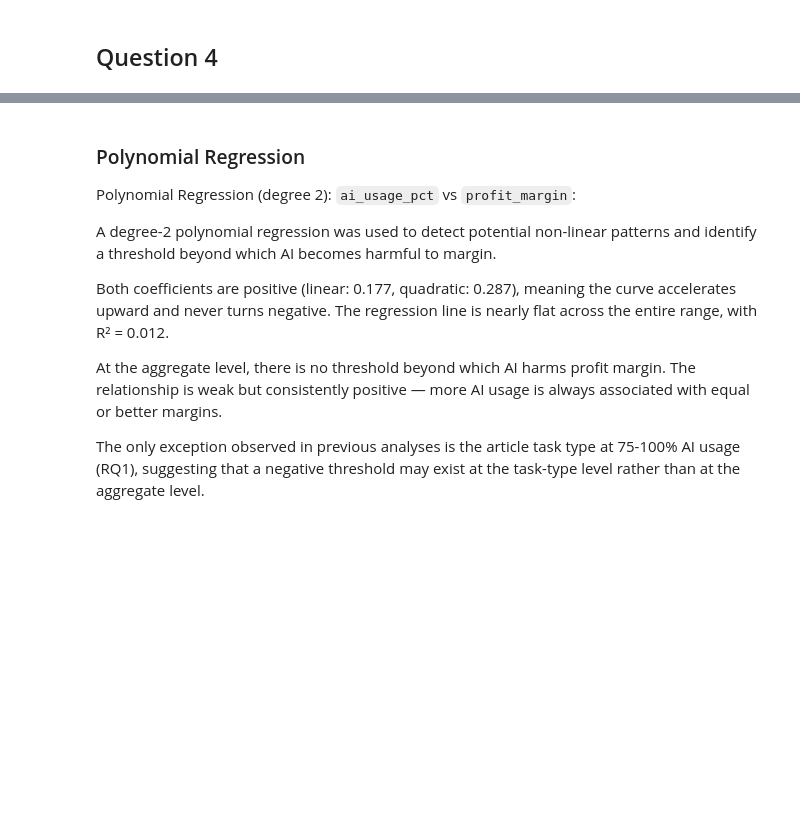
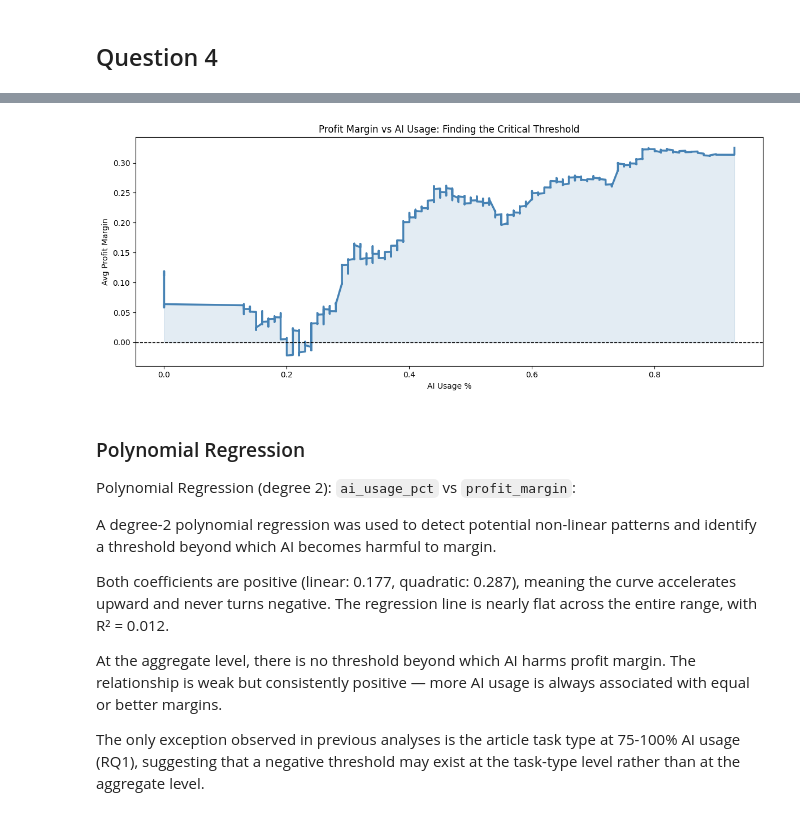
Before and after one commit to Cam-crt/FCM-Data-Alchemist, a Jupyter notebook: src/main_final.ipynb, the cells around one changed output, grey strips where cells are left out. Saved outputs shown, nothing was run; the diff lists cells and outputs as text; code cells hidden in the pictures; blank space fills up the shorter version.

```diff
--- a/src/main_final.ipynb
+++ b/src/main_final.ipynb
@@ -1594,3 +1785,20 @@ quality or speed improvements.
+# %%
+df_thresh = final_df[['ai_usage_pct', 'profit_margin']].dropna().sort_values('ai_usage_pct')
+
+window = 500
+rolling_margin = df_thresh['profit_margin'].rolling(window, center=True, min_periods=30).mean()
+
+plt.figure(figsize=(12, 5))
+plt.plot(df_thresh['ai_usage_pct'], rolling_margin, color='steelblue', lw=2.5)
+plt.fill_between(df_thresh['ai_usage_pct'], rolling_margin, alpha=0.15, color='steelblue')
+plt.axhline(0, color='black', lw=1, linestyle='--')  # soglia zero
+plt.xlabel('AI Usage %')
+plt.ylabel('Avg Profit Margin')
+plt.title('Profit Margin vs AI Usage: Finding the Critical Threshold')
+plt.tight_layout()
+plt.show()
+# %% [output]
+[figure, added]
 # %% [markdown]
 ### Polynomial Regression
 
```
Also changed, not shown: parts of 19 cells of this notebook.
